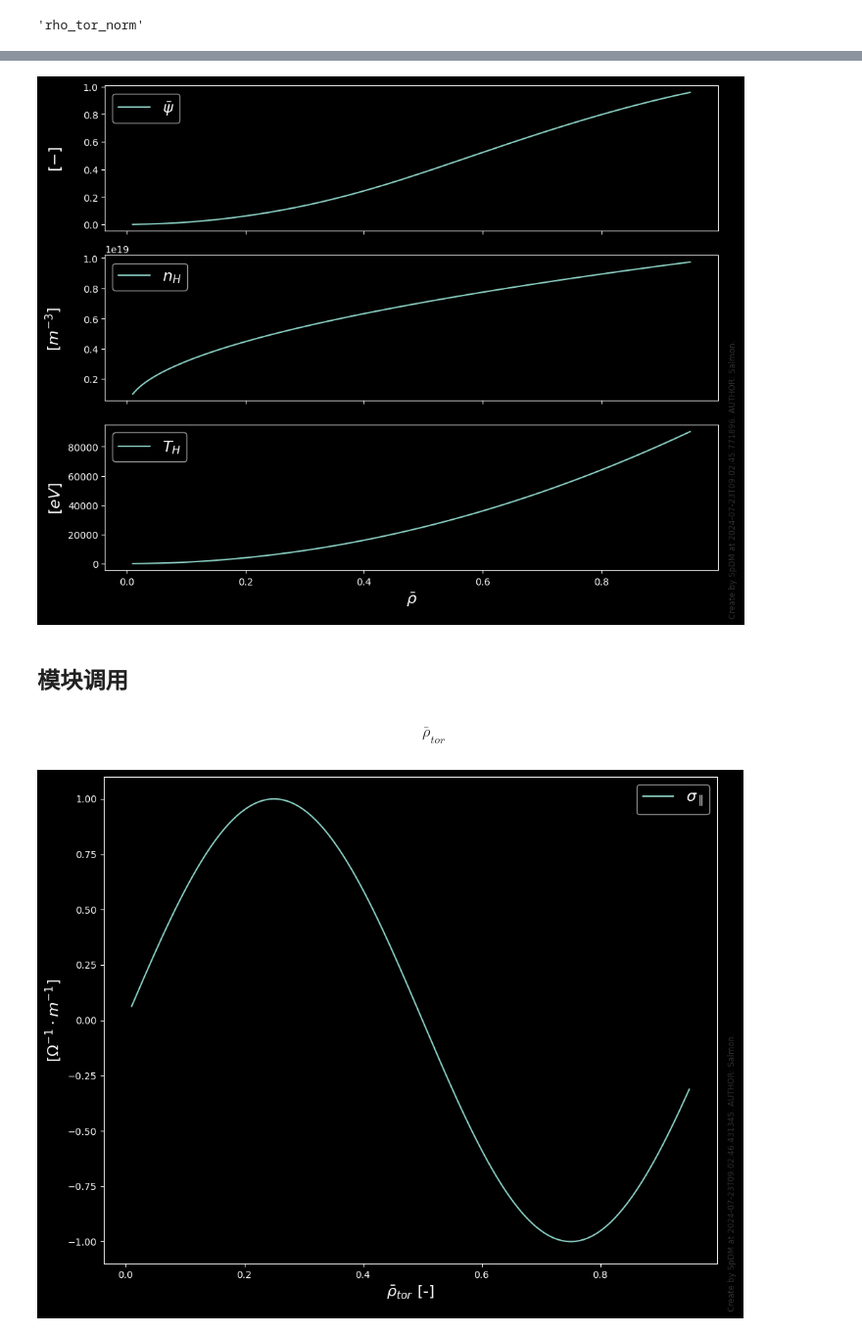
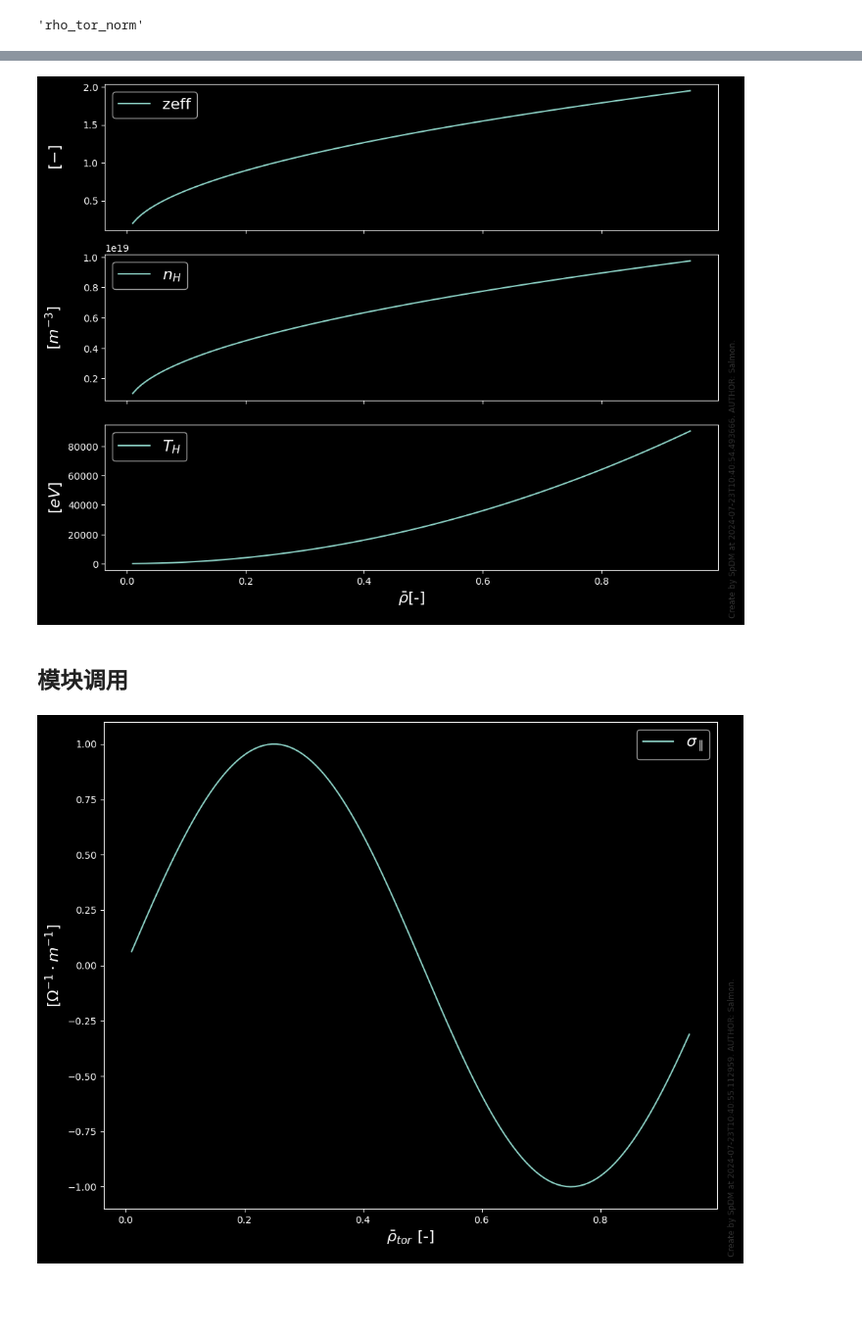
Before and after one commit to fusion-yun/fytok_tutorial, a Jupyter notebook: quick_start/ch3_modules.ipynb, the cells around one changed output, grey strips where cells are left out. Shown at 98% size. Cells and saved outputs as stored; diff of their text form; code cells hidden in the pictures; blank space fills up the shorter version.

```diff
--- a/quick_start/ch3_modules.ipynb
+++ b/quick_start/ch3_modules.ipynb
@@ -66,13 +40,15 @@ from spdm.core.expression import _x
 # %%
-profiles_1d.zeff = np.random.random(128)
+from spdm.core.expression import _x
+
+profiles_1d.zeff = np.sqrt(_x) * 2.0
 profiles_1d.electrons.density = np.sqrt(_x) * 1.0e19
 profiles_1d.electrons.temperature = (_x**2) * 1.0e5
 profiles_1d.ion["H"].density = np.sqrt(_x) * 1.0e19
 profiles_1d.ion["H"].temperature = (_x**2) * 1.0e5
 # %%
 fig = sp_view.plot(
-    (profiles_1d.grid.rho_tor_norm, r"$\bar{\rho}$"),
-    (profiles_1d.grid.psi_norm,r"$\bar{\psi}$"),
+    (profiles_1d.grid.rho_tor_norm, r"$\bar{\rho}$[-]"),
+    profiles_1d.zeff,
     (profiles_1d.ion["H"].density, r"$n_H$"),
     (profiles_1d.ion["H"].temperature, r"$T_H$"),
 )
@@ -80,4 +57,4 @@ fig = sp_view.plot(
-[figure, old version]
+[figure, new version]
 # %% [markdown]
 ## 模块调用
 # %%
@@ -106,10 +83,6 @@ class CoreTransportDemo(CoreTransportModel, code={"name": "demo"}):
 spitzer = CoreTransportDemo()
 # %%
 spitzer.refresh(equilibrium=eq, core_profiles=core_profiles)
-# %%
-spitzer.profiles_1d.rho_tor_norm
-# %% [output]
-$$\bar{\rho}_{tor}$$
 # %%
 fig=sp_view.plot(spitzer.profiles_1d.rho_tor_norm,spitzer.profiles_1d.conductivity_parallel)
 # %% [output]
```
Also changed, not shown: parts of 9 cells of this notebook, 2 other files.
